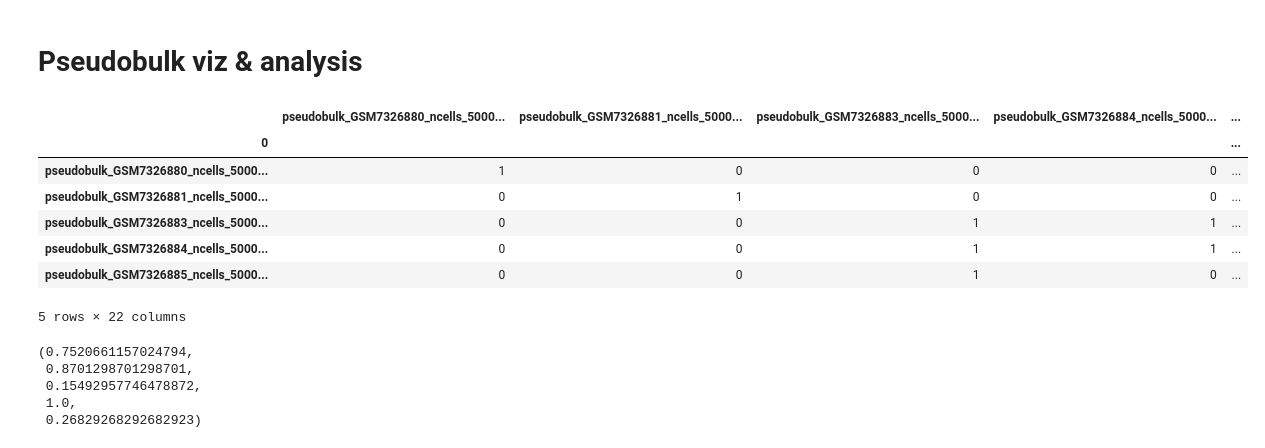
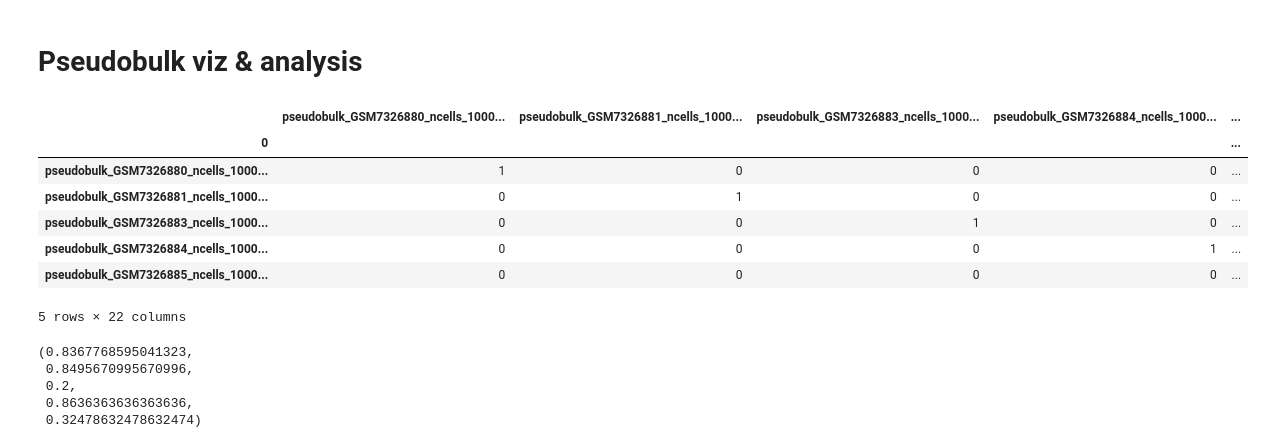
Before and after one commit to emma2207/hgsoc-reconstruction, a Jupyter notebook: sample_id_matching/scripts/experiment/ngscheckmate_analysis.ipynb, the cells around one changed output. Saved outputs shown, nothing was run; the diff lists cells and outputs as text; code cells hidden in the pictures.

Commit message:
aggregating accuracy results

```diff
--- a/sample_id_matching/scripts/experiment/ngscheckmate_analysis.ipynb
+++ b/sample_id_matching/scripts/experiment/ngscheckmate_analysis.ipynb
@@ -18,7 +17,7 @@ FIGURES_PATH = "../../data/figures/"
 tool = "NGSCheckmate"
 dataset = "low_grade_glioma"
 pseudobulk = True
-ncells = 500000
+ncells = 100000
 rd = 1
 # %% [markdown]
 # Data munging
@@ -97,27 +96,26 @@ all_samples_matrix_viz(
     FIGURES_PATH=FIGURES_PATH
 )
 # %%
-inferred_matches = parse_sample_matching_results_ngscheckmate(DATA_PATH, pseudobulk, dataset, ncells, rd)
 # Filter NGSCheckmate sample matches matrix to only samples ending in _1 in rows and samples ending in _2 in columns (or _2 vs _3 or _1 vs _3)
 inferred_matches_filtered = inferred_matches.loc[
     [idx for idx in inferred_matches.index if idx.endswith(pseudobulk_1)],
     [col for col in inferred_matches.columns if col.endswith(pseudobulk_2)]
 ]
 inferred_matches_filtered.head()
 # %% [output]
-|  | pseudobulk_GSM7326880_ncells_5000... | pseudobulk_GSM7326881_ncells_5000... | pseudobulk_GSM7326883_ncells_5000... | pseudobulk_GSM7326884_ncells_5000... | ... |
+|  | pseudobulk_GSM7326880_ncells_1000... | pseudobulk_GSM7326881_ncells_1000... | pseudobulk_GSM7326883_ncells_1000... | pseudobulk_GSM7326884_ncells_1000... | ... |
 | 0 |  |  |  |  | ... |
-| pseudobulk_GSM7326880_ncells_5000... | 1 | 0 | 0 | 0 | ... |
-| pseudobulk_GSM7326881_ncells_5000... | 0 | 1 | 0 | 0 | ... |
-| pseudobulk_GSM7326883_ncells_5000... | 0 | 0 | 1 | 1 | ... |
-| pseudobulk_GSM7326884_ncells_5000... | 0 | 0 | 1 | 1 | ... |
-| pseudobulk_GSM7326885_ncells_5000... | 0 | 0 | 1 | 0 | ... |
+| pseudobulk_GSM7326880_ncells_1000... | 1 | 0 | 0 | 0 | ... |
+| pseudobulk_GSM7326881_ncells_1000... | 0 | 1 | 0 | 0 | ... |
+| pseudobulk_GSM7326883_ncells_1000... | 0 | 0 | 1 | 0 | ... |
+| pseudobulk_GSM7326884_ncells_1000... | 0 | 0 | 0 | 1 | ... |
+| pseudobulk_GSM7326885_ncells_1000... | 0 | 0 | 0 | 0 | ... |
 5 rows × 22 columns
 # %%
 calculate_accuracy_metrics_pseudobulk(inferred_matches_filtered.astype('int64'))
 # %% [output]
-(0.7520661157024794,
- 0.8701298701298701,
- 0.15492957746478872,
- 1.0,
- 0.26829268292682923)
+(0.8367768595041323,
+ 0.8495670995670996,
+ 0.2,
+ 0.8636363636363636,
+ 0.32478632478632474)
```
Also changed, not shown: parts of 4 cells of this notebook, 4 other files.
